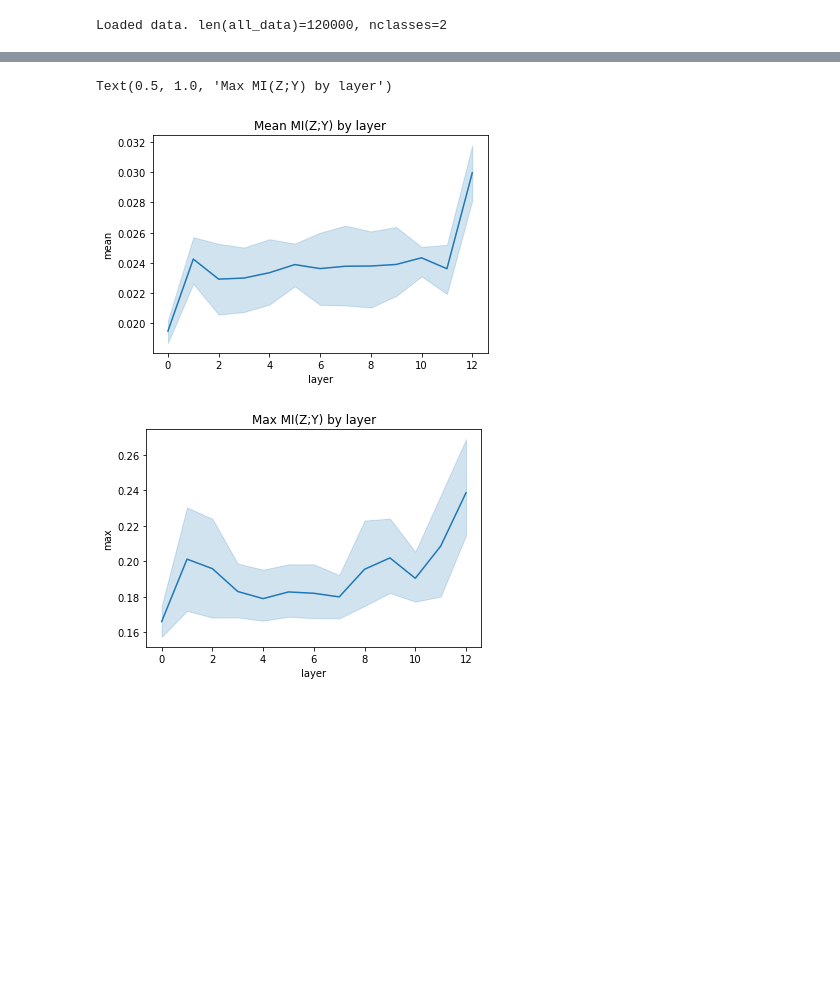
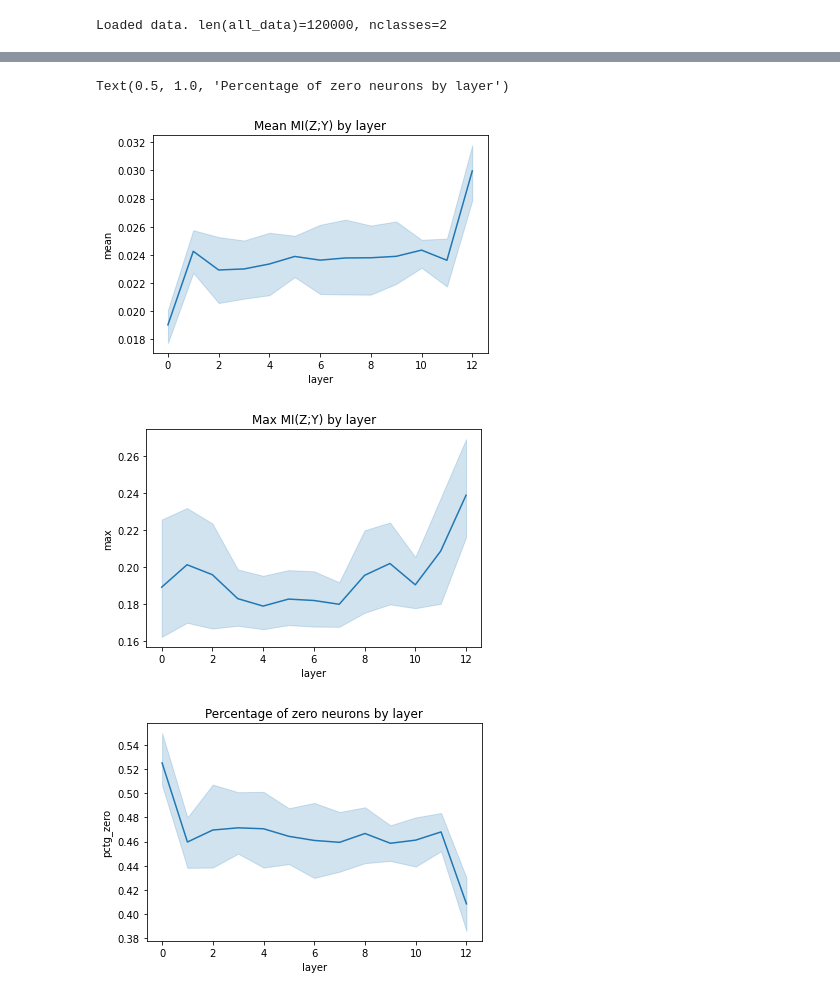
Before and after one commit to SPOClab-ca/performance_prediction, a Jupyter notebook: notebooks/explore_neurons.ipynb, the cells around one changed output, grey strips where cells are left out. Saved outputs shown, nothing was run; the diff lists cells and outputs as text; code cells hidden in the pictures; blank space fills up the shorter version.

```diff
--- a/notebooks/explore_neurons.ipynb
+++ b/notebooks/explore_neurons.ipynb
@@ -145,26 +161,29 @@ def test_trends_across_layers():
             st, mis = compute_mi_statistics(targeted_neurons, [item['y'] for item in sampled], export_all=True)
             st["layer"] = layer_id
             st["seed"] = rs
+            st["pctg_zero"] = (mis==0).sum() / len(mis)
             for k in st:
                 if k not in report:
                     report[k] = [st[k]]
                 else:
                     report[k].append(st[k])
-        #histogram_plot(mis, log=True)
-        # All histograms look pretty similar; omitting them for now
     return pd.DataFrame(report)
 
 layer_report = test_trends_across_layers()
 # %%
 sns.lineplot(data=layer_report, x="layer", y="mean")
 plt.title("Mean MI(Z;Y) by layer")
 plt.figure()
 sns.lineplot(data=layer_report, x="layer", y="max")
 plt.title("Max MI(Z;Y) by layer")
+plt.figure()
+sns.lineplot(data=layer_report, x="layer", y="pctg_zero")
+plt.title("Percentage of zero neurons by layer")
 # %% [output]
-Text(0.5, 1.0, 'Max MI(Z;Y) by layer')
+Text(0.5, 1.0, 'Percentage of zero neurons by layer')
-[figure, old version]
+[figure, new version]
-[figure, old version]
+[figure, new version]
+[figure, added]
 # %%
 class Trainer:
     def __init__(self, X, Y, split="70-15-15"):
```
Also changed, not shown: parts of 7 cells of this notebook.
